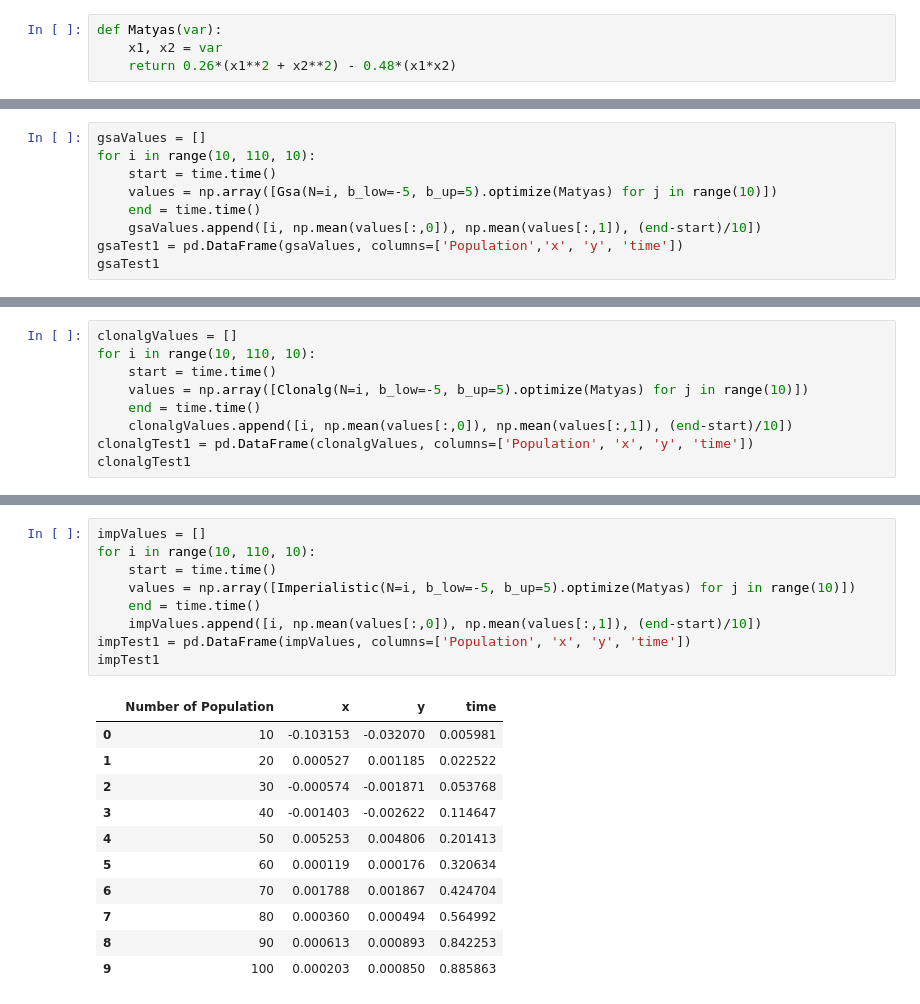
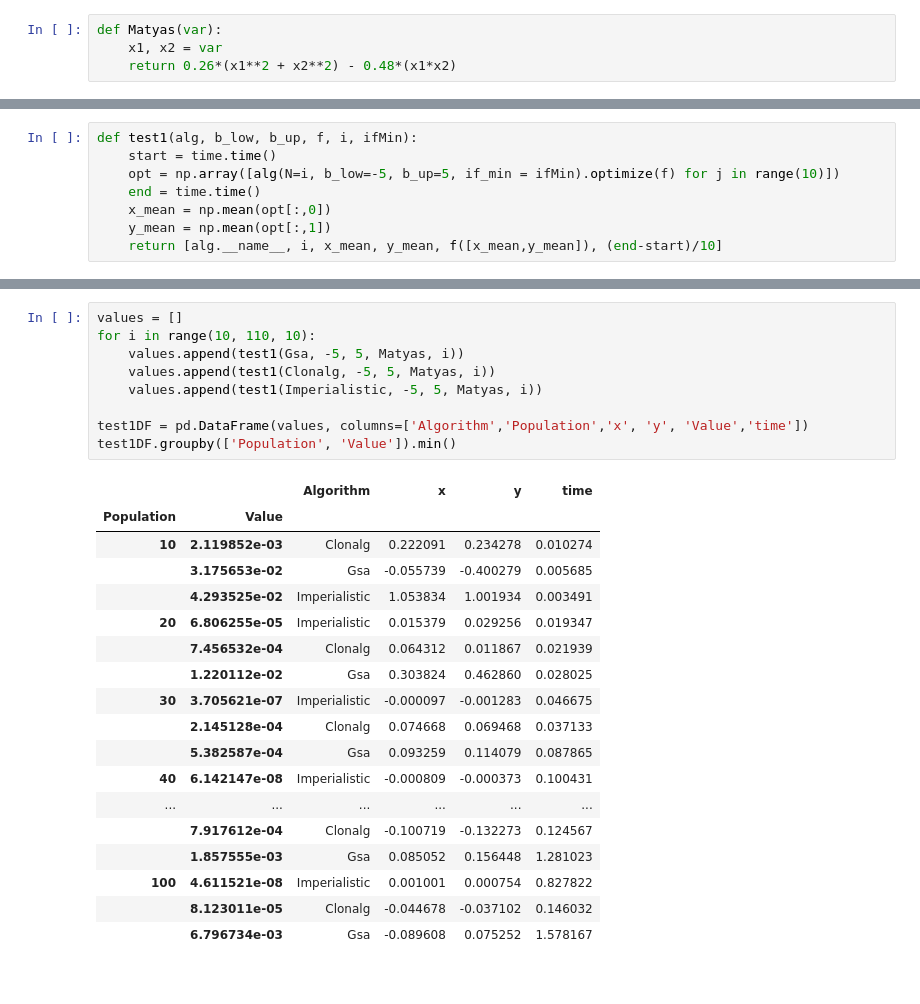
Before and after one commit to maprilopal/Swarm-intelligence-algorithms, a Jupyter notebook: How to use & comparison.ipynb, the cells around one changed output, grey strips where cells are left out. Cells and saved outputs as stored; diff of their text form.

```diff
--- a/How to use & comparison.ipynb
+++ b/How to use & comparison.ipynb
@@ -46,9 +51,8 @@ plot_f_3D_plotly(-5, 5, Matyas)
 # %%
-gsaValues = []
-for i in range(10, 110, 10):
+def test1(alg, b_low, b_up, f, i, ifMin):
     start = time.time()
-    values = np.array([Gsa(N=i, b_low=-5, b_up=5).optimize(Matyas) for j in range(10)])
+    opt = np.array([alg(N=i, b_low=-5, b_up=5, if_min = ifMin).optimize(f) for j in range(10)])
     end = time.time()
-    gsaValues.append([i, np.mean(values[:,0]), np.mean(values[:,1]), (end-start)/10])
-gsaTest1 = pd.DataFrame(gsaValues, columns=['Population','x', 'y', 'time'])
-gsaTest1
+    x_mean = np.mean(opt[:,0])
+    y_mean = np.mean(opt[:,1])
+    return [alg.__name__, i, x_mean, y_mean, f([x_mean,y_mean]), (end-start)/10]
@@ -67,9 +58,0 @@ gsaTest1
-# %%
-clonalgValues = []
-for i in range(10, 110, 10):
-    start = time.time()
-    values = np.array([Clonalg(N=i, b_low=-5, b_up=5).optimize(Matyas) for j in range(10)])
-    end = time.time()
-    clonalgValues.append([i, np.mean(values[:,0]), np.mean(values[:,1]), (end-start)/10])
-clonalgTest1 = pd.DataFrame(clonalgValues, columns=['Population', 'x', 'y', 'time'])
-clonalgTest1
@@ -88,21 +59,28 @@ clonalgTest1
-# %%
-impValues = []
-for i in range(10, 110, 10):
-    start = time.time()
-    values = np.array([Imperialistic(N=i, b_low=-5, b_up=5).optimize(Matyas) for j in range(10)])
-    end = time.time()
-    impValues.append([i, np.mean(values[:,0]), np.mean(values[:,1]), (end-start)/10])
-impTest1 = pd.DataFrame(impValues, columns=['Population', 'x', 'y', 'time'])
-impTest1
-# %% [output]
-|  | Number of Population | x | y | time |
-| 0 | 10 | -0.103153 | -0.032070 | 0.005981 |
-| 1 | 20 | 0.000527 | 0.001185 | 0.022522 |
-| 2 | 30 | -0.000574 | -0.001871 | 0.053768 |
-| 3 | 40 | -0.001403 | -0.002622 | 0.114647 |
-| 4 | 50 | 0.005253 | 0.004806 | 0.201413 |
-| 5 | 60 | 0.000119 | 0.000176 | 0.320634 |
-| 6 | 70 | 0.001788 | 0.001867 | 0.424704 |
-| 7 | 80 | 0.000360 | 0.000494 | 0.564992 |
-| 8 | 90 | 0.000613 | 0.000893 | 0.842253 |
-| 9 | 100 | 0.000203 | 0.000850 | 0.885863 |
+# %%
+values = []
+for i in range(10, 110, 10):
+    values.append(test1(Gsa, -5, 5, Matyas, i))
+    values.append(test1(Clonalg, -5, 5, Matyas, i))
+    values.append(test1(Imperialistic, -5, 5, Matyas, i))
+
+test1DF = pd.DataFrame(values, columns=['Algorithm','Population','x', 'y', 'Value','time'])
+test1DF.groupby(['Population', 'Value']).min()
+# %% [output]
+|  |  | Algorithm | x | y | time |
+| Population | Value |  |  |  |  |
+| 10 | 2.119852e-03 | Clonalg | 0.222091 | 0.234278 | 0.010274 |
+|  | 3.175653e-02 | Gsa | -0.055739 | -0.400279 | 0.005685 |
+|  | 4.293525e-02 | Imperialistic | 1.053834 | 1.001934 | 0.003491 |
+| 20 | 6.806255e-05 | Imperialistic | 0.015379 | 0.029256 | 0.019347 |
+|  | 7.456532e-04 | Clonalg | 0.064312 | 0.011867 | 0.021939 |
+|  | 1.220112e-02 | Gsa | 0.303824 | 0.462860 | 0.028025 |
+| 30 | 3.705621e-07 | Imperialistic | -0.000097 | -0.001283 | 0.046675 |
+|  | 2.145128e-04 | Clonalg | 0.074668 | 0.069468 | 0.037133 |
+|  | 5.382587e-04 | Gsa | 0.093259 | 0.114079 | 0.087865 |
+| 40 | 6.142147e-08 | Imperialistic | -0.000809 | -0.000373 | 0.100431 |
+| ... | ... | ... | ... | ... | ... |
+|  | 7.917612e-04 | Clonalg | -0.100719 | -0.132273 | 0.124567 |
+|  | 1.857555e-03 | Gsa | 0.085052 | 0.156448 | 1.281023 |
+| 100 | 4.611521e-08 | Imperialistic | 0.001001 | 0.000754 | 0.827822 |
+|  | 8.123011e-05 | Clonalg | -0.044678 | -0.037102 | 0.146032 |
+|  | 6.796734e-03 | Gsa | -0.089608 | 0.075252 | 1.578167 |
```
Also changed, not shown: parts of 6 cells of this notebook.
